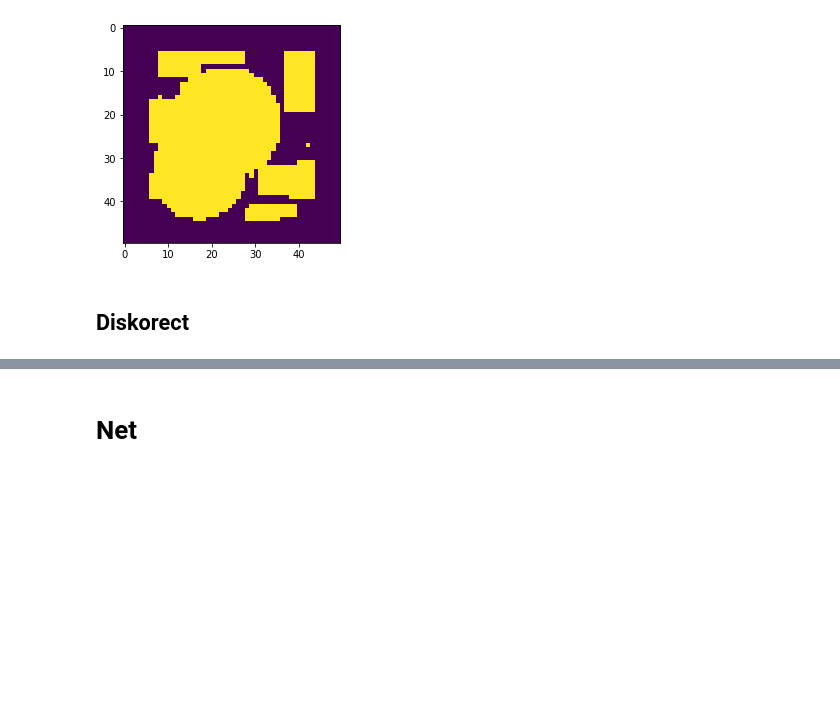
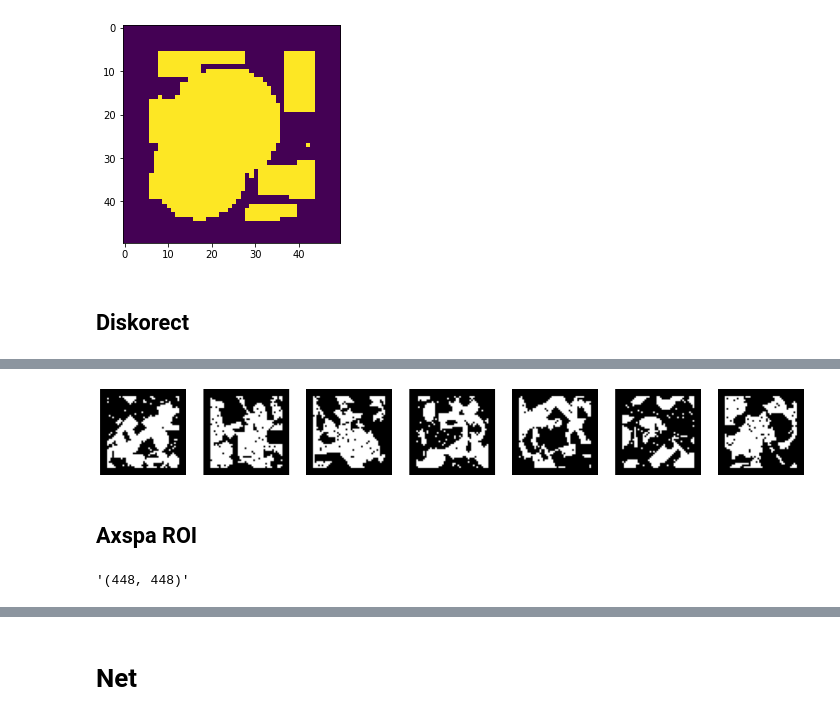
Before and after one commit to TheodoreAouad/3d_segm, a Jupyter notebook: Notebooks/DeepMorpho.ipynb, the cells around one changed output, grey strips where cells are left out. Saved outputs shown, nothing was run; the diff lists cells and outputs as text; code cells hidden in the pictures; blank space fills up the shorter version.

```diff
--- a/Notebooks/DeepMorpho.ipynb
+++ b/Notebooks/DeepMorpho.ipynb
@@ -276,0 +278,25 @@ plt.imshow(x)
+# %%
+h, w = 1, 7
+fig, axs = plt.subplots(h, w, figsize=(w*3, h*3), squeeze=False)
+for idx1 in range(h):
+    for idx2 in range(w):
+        x = gfo3.get_random_rotated_diskorect(
+            size=(50, 50),
+            n_shapes=30,
+            max_shape=(15, 15),
+            p_invert=0.5,
+            border=(4, 4),
+            n_holes=15,
+            max_shape_holes=(7, 7),
+            noise_proba=0.05
+        )
+        axs[idx1, idx2].imshow(x, cmap='gray')
+        axs[idx1, idx2].axis('off')
+# %% [output]
+[figure, added]
+# %% [markdown]
+## Axspa ROI
+# %%
+pd.read_csv('data/deep_morpho/axspa_roi/axspa_roi.csv')['resolution'].iloc[0]
+# %% [output]
+'(448, 448)'
```
Also changed, not shown: parts of 7 cells of this notebook, 6 other files.
